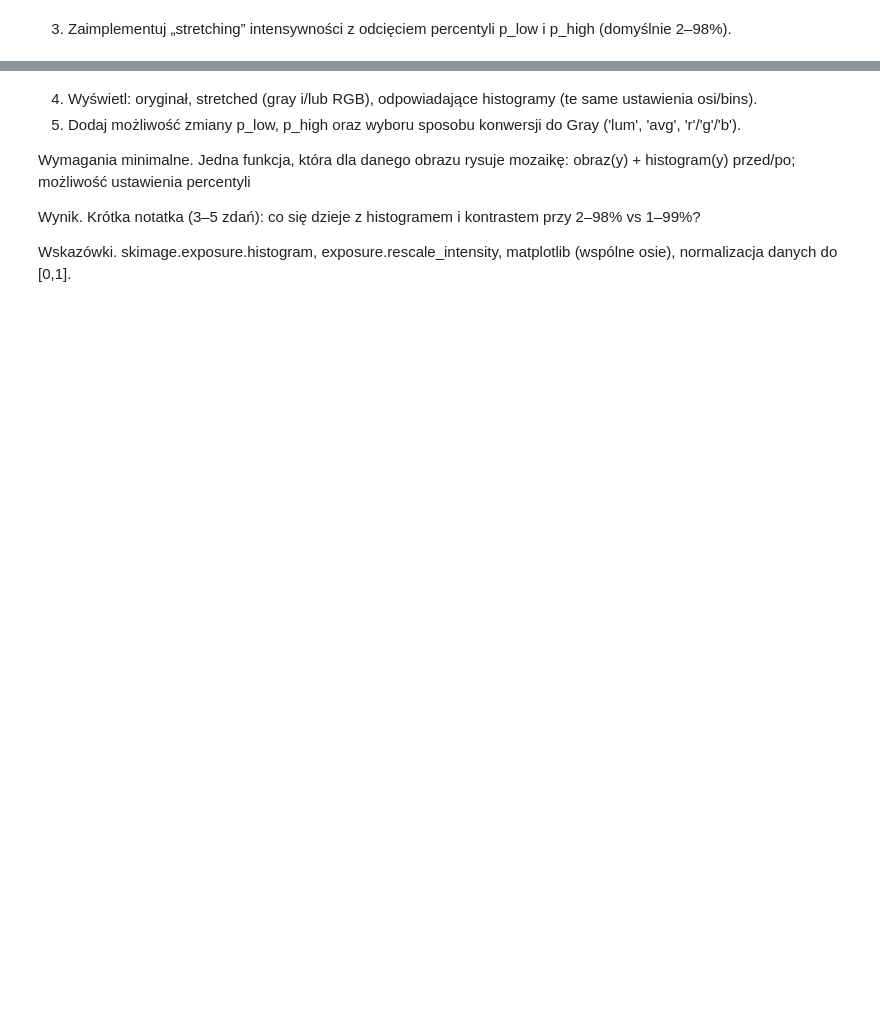
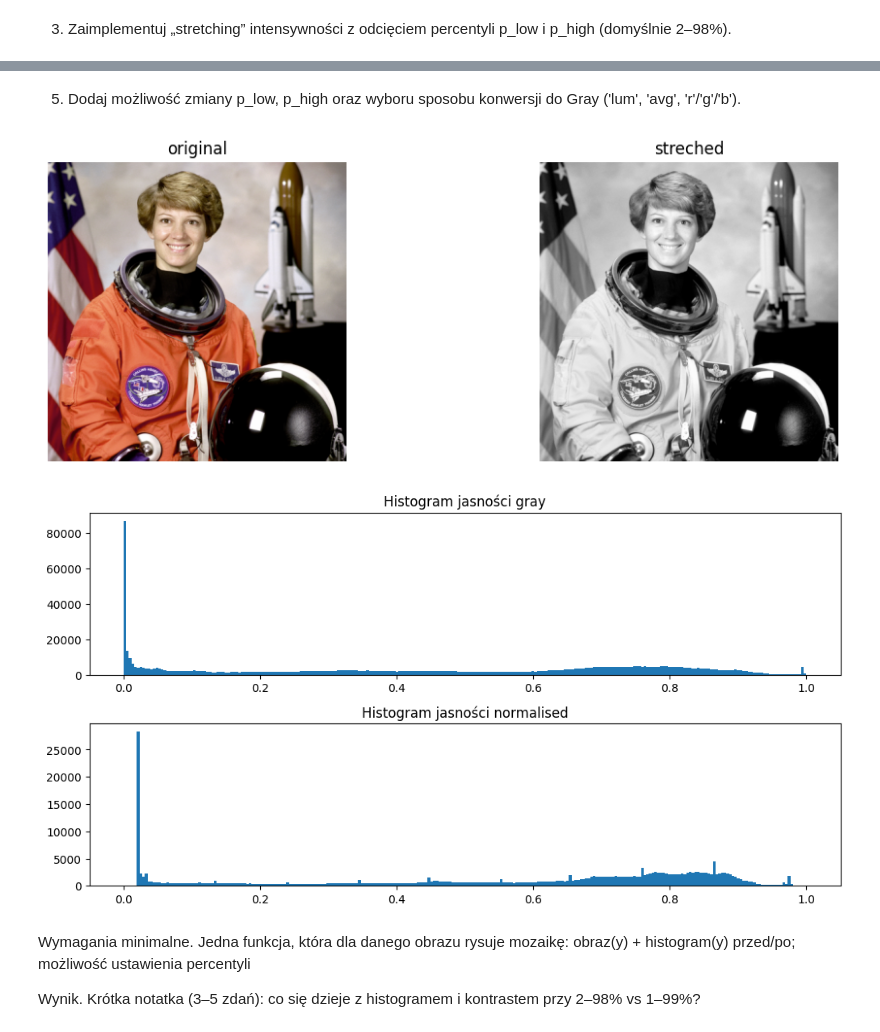
Before and after one commit to AdrianGlanowski/Przetwarzanie_i_analiza_obrazow, a Jupyter notebook: lab1/Lab1_praktyka.ipynb, the cells around one changed output, grey strips where cells are left out. Drawn from its saved outputs; the diff is of its cells as text; code cells hidden in the pictures; blank space fills up the shorter version.

```diff
--- a/lab1/Lab1_praktyka.ipynb
+++ b/lab1/Lab1_praktyka.ipynb
@@ -90,16 +103,32 @@ make_histograms([gray, r, g, b], ["gray", "R", "G", "B"])
+# %% [markdown]
+5. Dodaj możliwość zmiany p_low, p_high oraz wyboru sposobu konwersji do Gray
+('lum', 'avg', 'r'/'g'/'b').
+# %%
+def lumination_of_colors(image):
+    return color.rgb2gray(image)
+
+def average_of_colors(image):
+    return np.average(image, 2)
+
+def convert_to_R(image):
+    return image[..., 0]
+
+def convert_to_G(image):
+    return image[..., 1]
+
+def convert_to_B(image):
+    return image[..., 2]
+# %%
+norm = streching(astronaut, convert_to_R)
+show_row([astronaut, norm], ["original", "streched"], ["gray", "gray"])
+make_histograms([astronaut/256, norm], ["gray", "normalised"], 0.3)
+# %% [output]
+[figure, added]
+[figure, added]
 # %% [markdown]
-
-4. Wyświetl: oryginał, stretched (gray i/lub RGB), odpowiadające histogramy (te same
-ustawienia osi/bins).
-5. Dodaj możliwość zmiany p_low, p_high oraz wyboru sposobu konwersji do Gray
-('lum', 'avg', 'r'/'g'/'b').
-
 Wymagania minimalne. Jedna funkcja, która dla danego obrazu rysuje mozaikę: obraz(y) +
 histogram(y) przed/po; możliwość ustawienia percentyli
 
 Wynik. Krótka notatka (3–5 zdań): co się dzieje z histogramem i kontrastem przy 2–98% vs
 1–99%?
-
-Wskazówki. skimage.exposure.histogram, exposure.rescale_intensity, matplotlib
-(wspólne osie), normalizacja danych do [0,1].
 # %%
```
Also changed, not shown: parts of 8 cells of this notebook.
